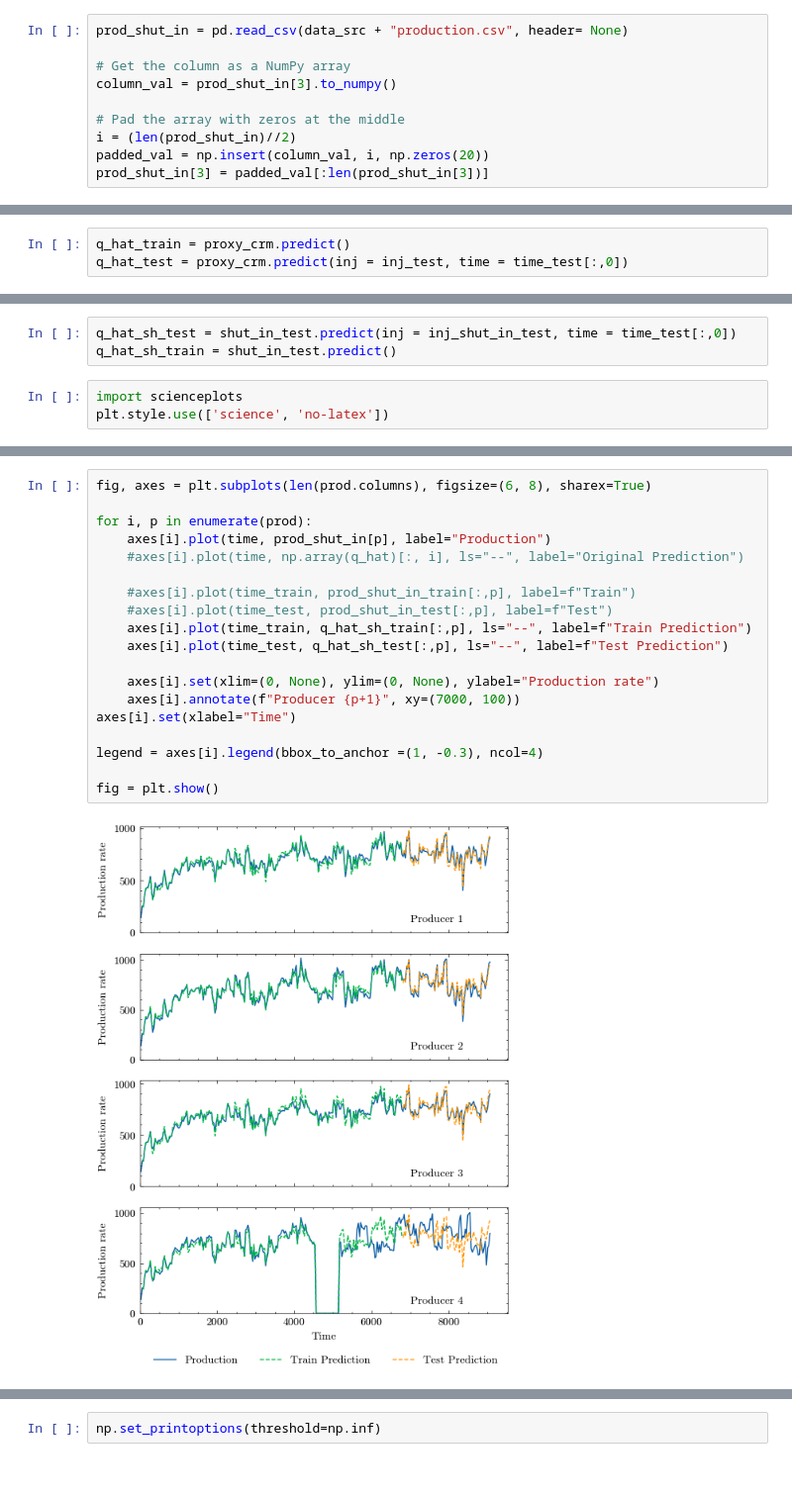
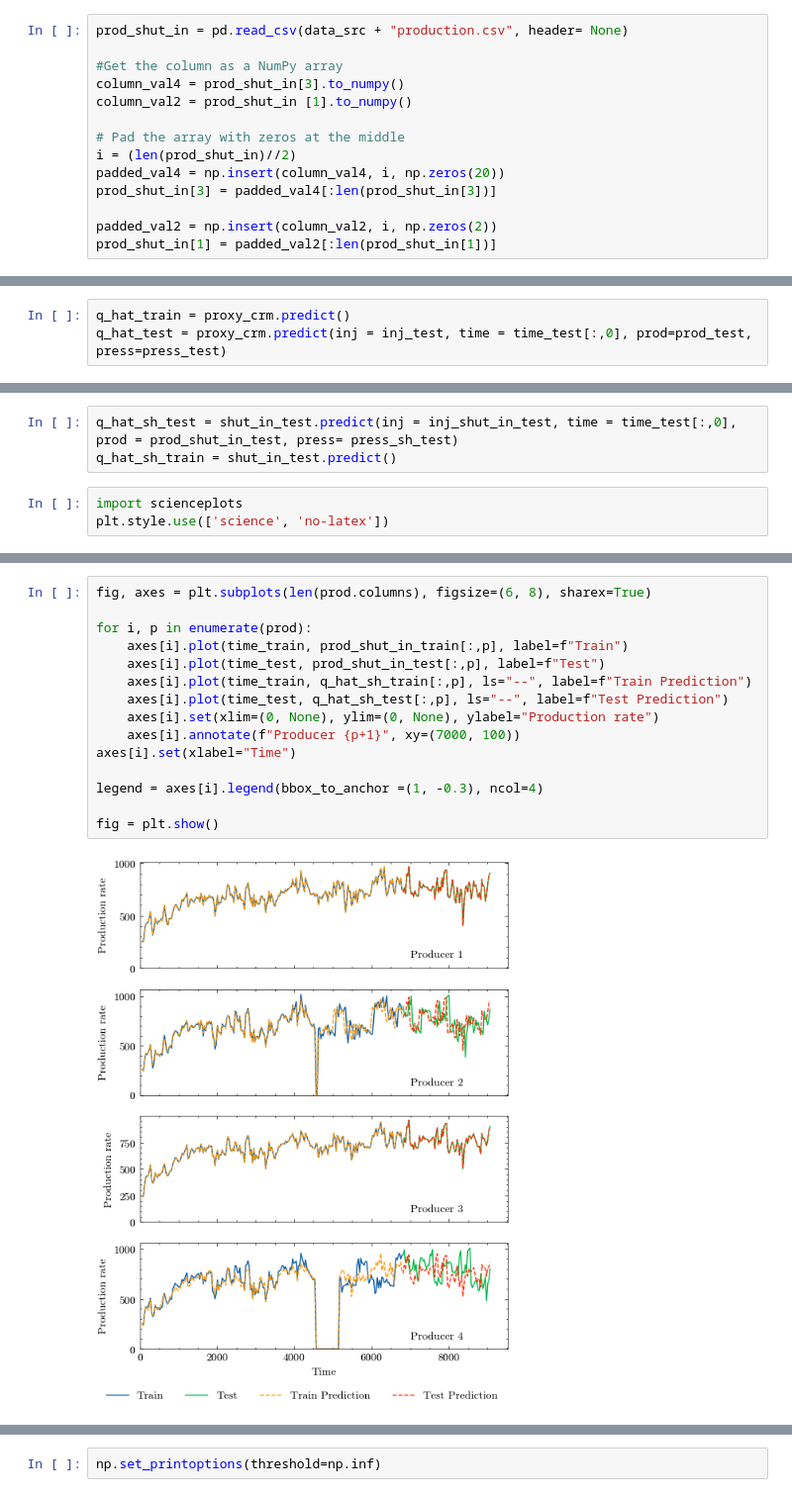
Before and after one commit to leleony/proxy-crm, a Jupyter notebook: main/exampleCase.ipynb, the cells around one changed output, grey strips where cells are left out. Shown: that part at 99% size. Cells and saved outputs as stored; diff of their text form.

Commit message:
Modified exampleCase.ipynb and proxy_crm module.

```diff
--- a/main/exampleCase.ipynb
+++ b/main/exampleCase.ipynb
@@ -13,13 +15,17 @@ train_size = int(0.75 * prod.shape[0])
 # %%
 prod_shut_in = pd.read_csv(data_src + "production.csv", header= None)
 
-# Get the column as a NumPy array
-column_val = prod_shut_in[3].to_numpy()
+#Get the column as a NumPy array
+column_val4 = prod_shut_in[3].to_numpy()
+column_val2 = prod_shut_in [1].to_numpy()
 
 # Pad the array with zeros at the middle
 i = (len(prod_shut_in)//2)
-padded_val = np.insert(column_val, i, np.zeros(20))
-prod_shut_in[3] = padded_val[:len(prod_shut_in[3])]
+padded_val4 = np.insert(column_val4, i, np.zeros(20))
+prod_shut_in[3] = padded_val4[:len(prod_shut_in[3])]
+
+padded_val2 = np.insert(column_val2, i, np.zeros(2))
+prod_shut_in[1] = padded_val2[:len(prod_shut_in[1])]
 # %%
 inj_shut_in = pd.read_csv(data_src + "injection.csv", header= None)
 
@@ -65,14 +71,14 @@ proxy_crm.fit(prod_train, inj_train, press_train, time_train[:,0], num_cores=4)
 <proxy_crm_modules.proxyCRM at 0x...>
 # %%
 q_hat_train = proxy_crm.predict()
-q_hat_test = proxy_crm.predict(inj = inj_test, time = time_test[:,0])
+q_hat_test = proxy_crm.predict(inj = inj_test, time = time_test[:,0], prod=prod_test, press=press_test)
 # %%
 shut_in_test = pCRM.proxyCRM()
 shut_in_test.fit(prod_shut_in_train, inj_shut_in_train, press_sh_train, time_train[:,0], num_cores=4)
 # %% [output]
 <proxy_crm_modules.proxyCRM at 0x...>
 # %%
-q_hat_sh_test = shut_in_test.predict(inj = inj_shut_in_test, time = time_test[:,0])
+q_hat_sh_test = shut_in_test.predict(inj = inj_shut_in_test, time = time_test[:,0], prod = prod_shut_in_test, press= press_sh_test)
 q_hat_sh_train = shut_in_test.predict()
 # %%
 import scienceplots
@@ -93,24 +99,20 @@ legend = axes[i].legend(bbox_to_anchor =(1, -0.3), ncol=4)
 # %%
 fig, axes = plt.subplots(len(prod.columns), figsize=(6, 8), sharex=True)
 
 for i, p in enumerate(prod):
-    axes[i].plot(time, prod_shut_in[p], label="Production")
-    #axes[i].plot(time, np.array(q_hat)[:, i], ls="--", label="Original Prediction")
-
-    #axes[i].plot(time_train, prod_shut_in_train[:,p], label=f"Train")
-    #axes[i].plot(time_test, prod_shut_in_test[:,p], label=f"Test")
+    axes[i].plot(time_train, prod_shut_in_train[:,p], label=f"Train")
+    axes[i].plot(time_test, prod_shut_in_test[:,p], label=f"Test")
     axes[i].plot(time_train, q_hat_sh_train[:,p], ls="--", label=f"Train Prediction")
     axes[i].plot(time_test, q_hat_sh_test[:,p], ls="--", label=f"Test Prediction")
-
     axes[i].set(xlim=(0, None), ylim=(0, None), ylabel="Production rate")
     axes[i].annotate(f"Producer {p+1}", xy=(7000, 100))
 axes[i].set(xlabel="Time")
 
 legend = axes[i].legend(bbox_to_anchor =(1, -0.3), ncol=4)
 
 fig = plt.show()
 # %% [output]
-[figure, old version]
+[figure, new version]
 # %%
 connectivity = pd.DataFrame(
     proxy_crm.lambda_ip,
```
Also changed, not shown: parts of 9 cells of this notebook, 1 other file.
